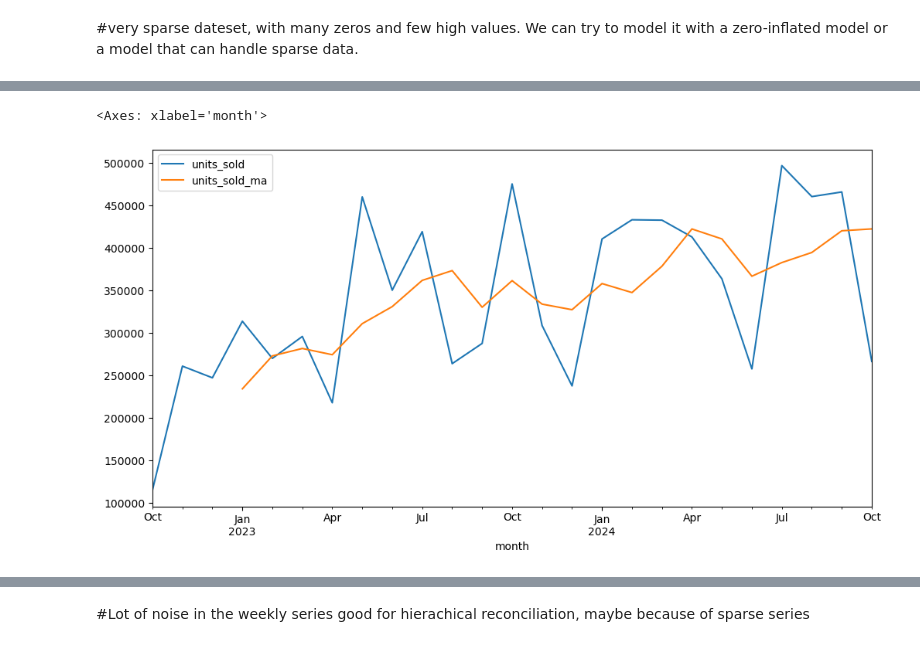
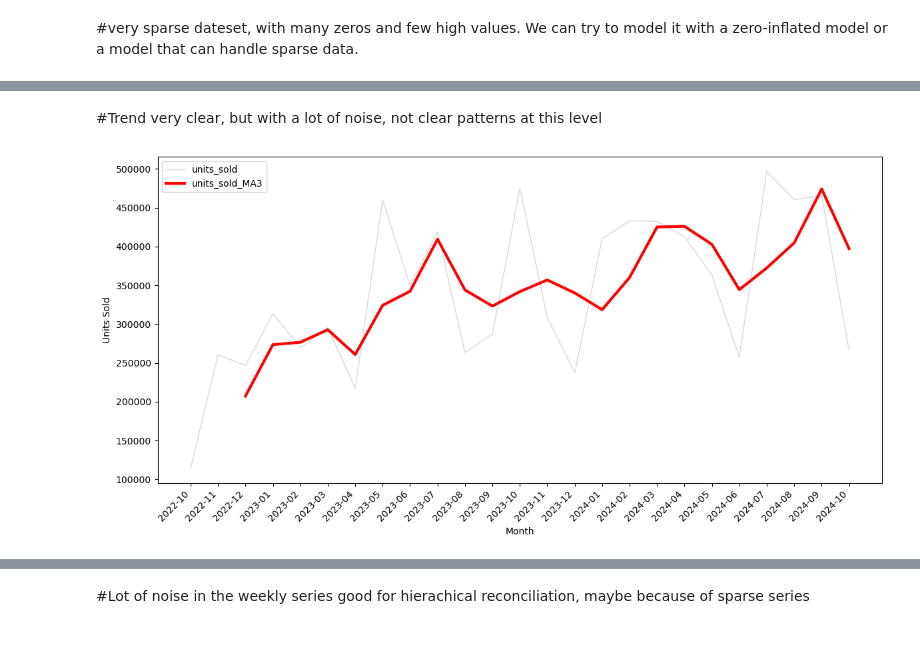
Before and after one commit to eduardozanutti/iqvia-forecast-datascience-case, a Jupyter notebook: notebooks/data_science/eda.ipynb, the cells around one changed output, grey strips where cells are left out. Cells and saved outputs as stored; diff of their text form; code cells hidden in the pictures.

Commit message:
data cleaning and segmentation

```diff
--- a/notebooks/data_science/eda.ipynb
+++ b/notebooks/data_science/eda.ipynb
@@ -12,3 +15,3 @@ from statsforecast.models import AutoETS
 # %%
-df_sales = pd.read_parquet('../../data/gold/dataset_vendas.parquet')
-df_sales.head()
+df_dataset = pd.read_parquet('../../data/gold/forecasting/ds_base_dataset.parquet')
+df_dim_timeseries = pd.read_parquet('../../data/gold/data_warehouse/dw_dim_time_series.parquet')
@@ -171,0 +252,10 @@ df_total_sales_monthly.plot(x='month', y='units_sold', kind='line', figsize=(12,
+# %%
+df_total_sales_monthly = (
+    df_dataset
+    .groupby(['year', 'month'])
+    .agg(units_sold=('units_sold', 'sum'))
+    .reset_index()
+    .assign(period=lambda x: pd.to_datetime(x[['year', 'month']].assign(day=1)))
+    .sort_values('period')
+)
+df_total_sales_monthly.head()
@@ -172,7 +274,22 @@ df_total_sales_monthly.plot(x='month', y='units_sold', kind='line', figsize=(12,
+# %% [markdown]
+#Trend very clear, but with a lot of noise, not clear patterns at this level
 # %%
-#Trend very clear, but with a lot of noise. We can try to use a moving average to smooth the series and better visualize the trend and seasonality. Let's try a 4-week moving average.
-df_total_sales_monthly['units_sold_ma'] = df_total_sales_monthly['units_sold'].rolling(window=4).mean()
-df_total_sales_monthly.plot(x='month', y=['units_sold', 'units_sold_ma'], kind='line', figsize=(12,6))
+df_total_sales_monthly['units_sold_MA3'] = df_total_sales_monthly['units_sold'].rolling(window=3).mean()
+
+plt.figure(figsize=(12, 6))
+ax = plt.gca()
+
+ax.plot(df_total_sales_monthly['period'].dt.strftime('%Y-%m'), df_total_sales_monthly['units_sold'],
+    color='gray', alpha=0.3, linewidth=1, label='units_sold')
+
+ax.plot(df_total_sales_monthly['period'].dt.strftime('%Y-%m'), df_total_sales_monthly['units_sold_MA3'],
+    color='red', alpha=1.0, linewidth=3, label='units_sold_MA3')
+
+ax.set_xlabel('Month')
+ax.set_ylabel('Units Sold')
+plt.xticks(rotation=45, ha='right')
+plt.legend()
+plt.tight_layout()
+plt.show()
 # %% [output]
-<Axes: xlabel='month'>
-[figure, old version]
+[figure, new version]
```
Also changed, not shown: parts of 81 cells of this notebook, 36 other files.
